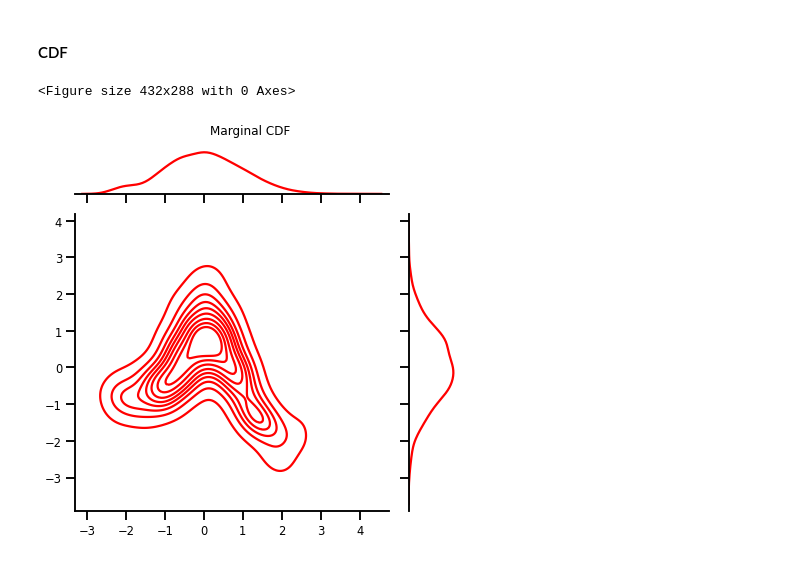
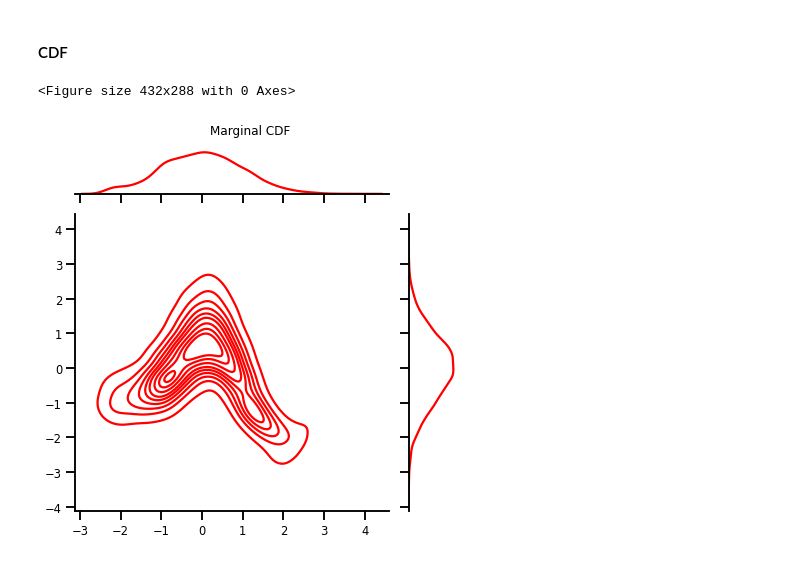
Before and after one commit to IPL-UV/rbig_jax, a Jupyter notebook: jupyterbook/content/experimental/splines.ipynb, the cells around one changed output. Cells and saved outputs as stored; diff of their text form; code cells hidden in the pictures.

```diff
--- a/jupyterbook/content/experimental/splines.ipynb
+++ b/jupyterbook/content/experimental/splines.ipynb
@@ -305,8 +374,12 @@ plt.show()
 ## 2D Example
 # %%
 # get data
-n_samples = 1_000
+n_samples = 5_000
 n_features = 1
 data = get_classic(n_samples)
+
+from sklearn.preprocessing import StandardScaler
+
+data = StandardScaler().fit_transform(data)
 # %%
 # plot data
@@ -339,0 +394,21 @@ params = RQSplineParams(x_pos=rqs_clf.x_pos, y_pos=rqs_clf.y_pos, knot_slopes=rq
+# %%
+range_min = -20.0
+range_max = 20.0
+boundary_slopes = "unconstrained"
+n_bins = 20
+identity_init = True
+min_knot_slope = 1e-4
+n_features = (2,)
+# %%
+# init spline params
+rqs_params = init_spline_params(
+    n_bins=n_bins,
+    rng=key,
+    n_features=n_features,
+    identity_init=identity_init,
+    min_knot_slope=min_knot_slope,
+    range_min=range_min,
+    range_max=range_max,
+    boundary_slopes=boundary_slopes,
+)
+rqs_params
@@ -341,7 +435,7 @@ params = RQSplineParams(x_pos=rqs_clf.x_pos, y_pos=rqs_clf.y_pos, knot_slopes=rq
 ### Training
 # %%
 opt_init, opt_update, get_params = optimizers.adam(step_size=lr)
-opt_state = opt_init(params)
+opt_state = opt_init(rqs_params)
 # %%
 # initialize parameters
 key = random.PRNGKey(123)
@@ -395,7 +506,10 @@ final_params
 # %%
 X_cdf, X_ldj = forward_and_log_det(final_params, train_data)
 # %%
-plot_joint(X_cdf, "Red", "Marginal CDF", kind='kde', logger=False)
+plot_joint(
+    X_cdf, "Red", "Marginal CDF", kind="kde", logger=False, save_name="rsq_mg.png"
+)
+# plt.savefig("rsq_mg")
 # %% [output]
 <Figure size 432x288 with 0 Axes>
-[figure, old version]
+[figure, new version]
```
Also changed, not shown: parts of 46 cells of this notebook, 6 other files.
